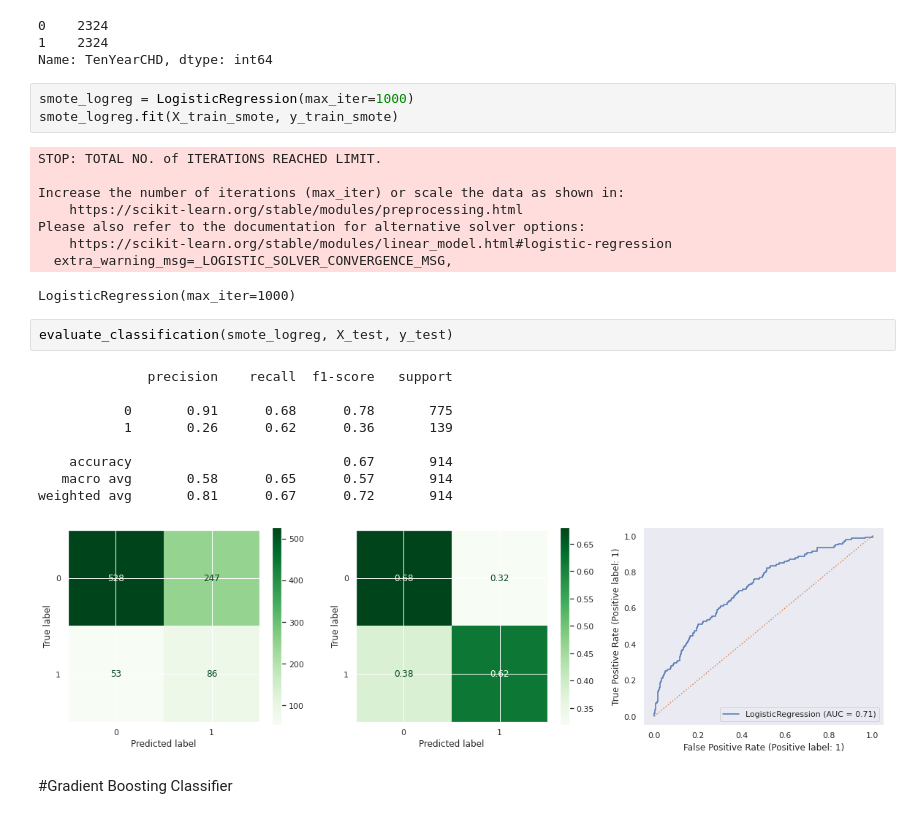
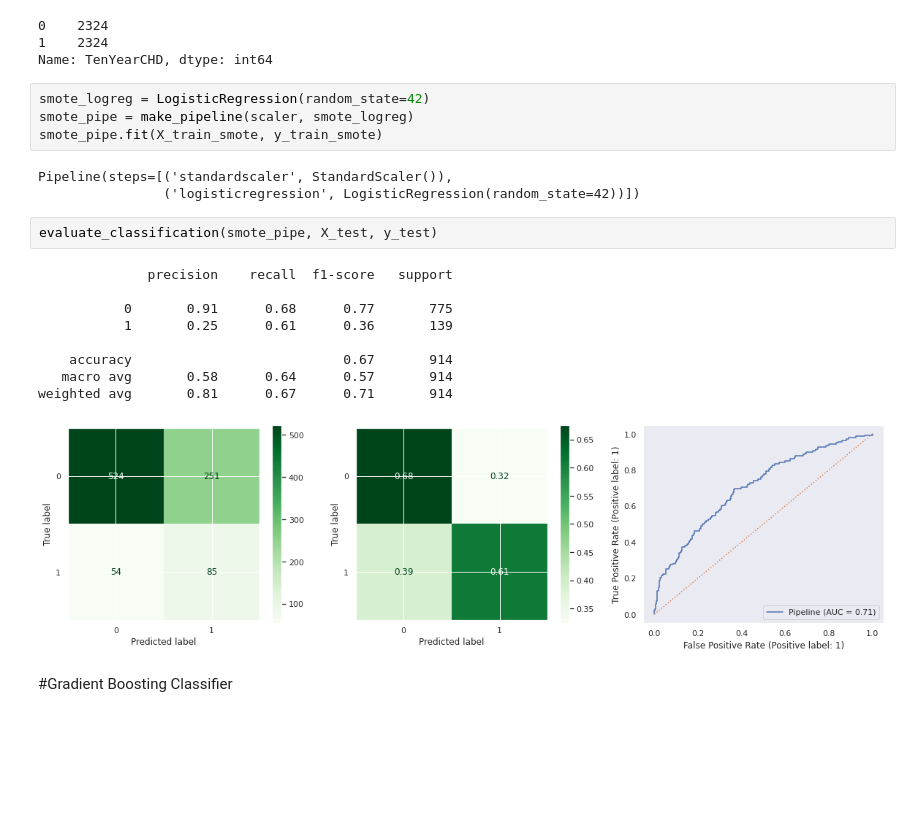
Before and after one commit to maryawamaitha/ML-Project-2, a Jupyter notebook: Copy_of_HeartDiseaseLogistic_Regression.ipynb, the cells around one changed output. Cells and saved outputs as stored; diff of their text form; blank space fills up the shorter version.

```diff
--- a/Copy_of_HeartDiseaseLogistic_Regression.ipynb
+++ b/Copy_of_HeartDiseaseLogistic_Regression.ipynb
@@ -358,29 +358,24 @@ pd.Series(y_train_smote).value_counts()
 1    2324
 Name: TenYearCHD, dtype: int64
 # %%
-smote_logreg = LogisticRegression(max_iter=1000)
-smote_logreg.fit(X_train_smote, y_train_smote)
+smote_logreg = LogisticRegression(random_state=42)
+smote_pipe = make_pipeline(scaler, smote_logreg)
+smote_pipe.fit(X_train_smote, y_train_smote)
 # %% [output]
-STOP: TOTAL NO. of ITERATIONS REACHED LIMIT.
-
-Increase the number of iterations (max_iter) or scale the data as shown in:
-    https://scikit-learn.org/stable/modules/preprocessing.html
-Please also refer to the documentation for alternative solver options:
-    https://scikit-learn.org/stable/modules/linear_model.html#logistic-regression
-  extra_warning_msg=_LOGISTIC_SOLVER_CONVERGENCE_MSG,
+Pipeline(steps=[('standardscaler', StandardScaler()),
+                ('logisticregression', LogisticRegression(random_state=42))])
-LogisticRegression(max_iter=1000)
 # %%
-evaluate_classification(smote_logreg, X_test, y_test)
+evaluate_classification(smote_pipe, X_test, y_test)
 # %% [output]
               precision    recall  f1-score   support
 
-           0       0.91      0.68      0.78       775
-           1       0.26      0.62      0.36       139
+           0       0.91      0.68      0.77       775
+           1       0.25      0.61      0.36       139
 
     accuracy                           0.67       914
-   macro avg       0.58      0.65      0.57       914
-weighted avg       0.81      0.67      0.72       914
+   macro avg       0.58      0.64      0.57       914
+weighted avg       0.81      0.67      0.71       914
-[figure, old version]
+[figure, new version]
 # %% [markdown]
 #Gradient Boosting Classifier
 # %%
```
